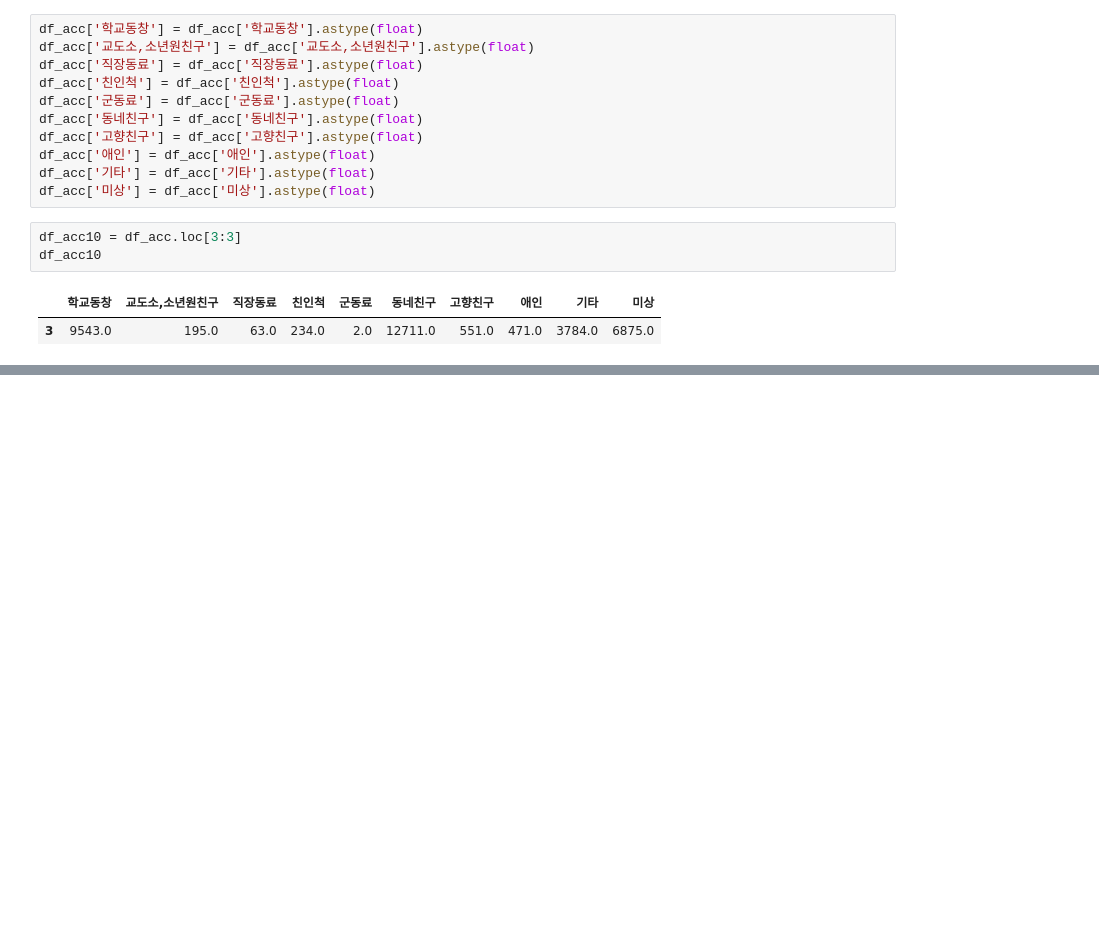
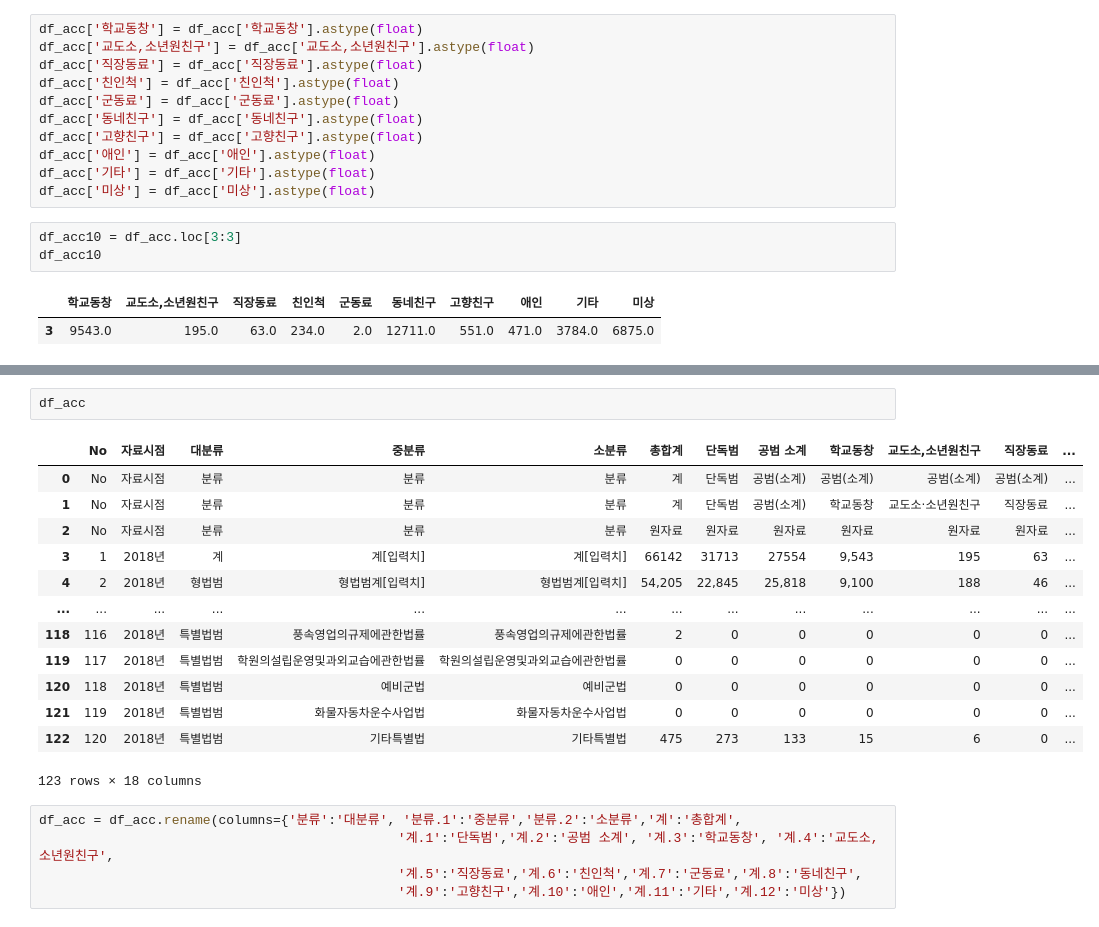
Before and after one commit to hkim11656/crime_analysis, a Jupyter notebook: 04_범죄유형별 소년범죄자 공범관계_홍상석1.ipynb, the cells around one changed output, grey strips where cells are left out. Drawn from its saved outputs; the diff is of its cells as text; blank space fills up the shorter version.

```diff
--- a/04_범죄유형별 소년범죄자 공범관계_홍상석1.ipynb
+++ b/04_범죄유형별 소년범죄자 공범관계_홍상석1.ipynb
@@ -303,0 +366,21 @@ df_acc10.T.plot.bar(figsize=(10,5))
+# %%
+df_acc
+# %% [output]
+|  | No | 자료시점 | 대분류 | 중분류 | 소분류 | 총합계 | 단독범 | 공범 소계 | 학교동창 | 교도소,소년원친구 | 직장동료 | ... |
+| 0 | No | 자료시점 | 분류 | 분류 | 분류 | 계 | 단독범 | 공범(소계) | 공범(소계) | 공범(소계) | 공범(소계) | ... |
+| 1 | No | 자료시점 | 분류 | 분류 | 분류 | 계 | 단독범 | 공범(소계) | 학교동창 | 교도소·소년원친구 | 직장동료 | ... |
+| 2 | No | 자료시점 | 분류 | 분류 | 분류 | 원자료 | 원자료 | 원자료 | 원자료 | 원자료 | 원자료 | ... |
+| 3 | 1 | 2018년 | 계 | 계[입력치] | 계[입력치] | 66142 | 31713 | 27554 | 9,543 | 195 | 63 | ... |
+| 4 | 2 | 2018년 | 형법범 | 형법범계[입력치] | 형법범계[입력치] | 54,205 | 22,845 | 25,818 | 9,100 | 188 | 46 | ... |
+| ... | ... | ... | ... | ... | ... | ... | ... | ... | ... | ... | ... | ... |
+| 118 | 116 | 2018년 | 특별법범 | 풍속영업의규제에관한법률 | 풍속영업의규제에관한법률 | 2 | 0 | 0 | 0 | 0 | 0 | ... |
+| 119 | 117 | 2018년 | 특별법범 | 학원의설립운영및과외교습에관한법률 | 학원의설립운영및과외교습에관한법률 | 0 | 0 | 0 | 0 | 0 | 0 | ... |
+| 120 | 118 | 2018년 | 특별법범 | 예비군법 | 예비군법 | 0 | 0 | 0 | 0 | 0 | 0 | ... |
+| 121 | 119 | 2018년 | 특별법범 | 화물자동차운수사업법 | 화물자동차운수사업법 | 0 | 0 | 0 | 0 | 0 | 0 | ... |
+| 122 | 120 | 2018년 | 특별법범 | 기타특별법 | 기타특별법 | 475 | 273 | 133 | 15 | 6 | 0 | ... |
+123 rows × 18 columns
+# %%
+df_acc = df_acc.rename(columns={'분류':'대분류', '분류.1':'중분류','분류.2':'소분류','계':'총합계',
+                                              '계.1':'단독범','계.2':'공범 소계', '계.3':'학교동창', '계.4':'교도소,소년원친구',
+                                              '계.5':'직장동료','계.6':'친인척','계.7':'군동료','계.8':'동네친구',
+                                              '계.9':'고향친구','계.10':'애인','계.11':'기타','계.12':'미상'})
```
Also changed, not shown: parts of 18 cells of this notebook.
